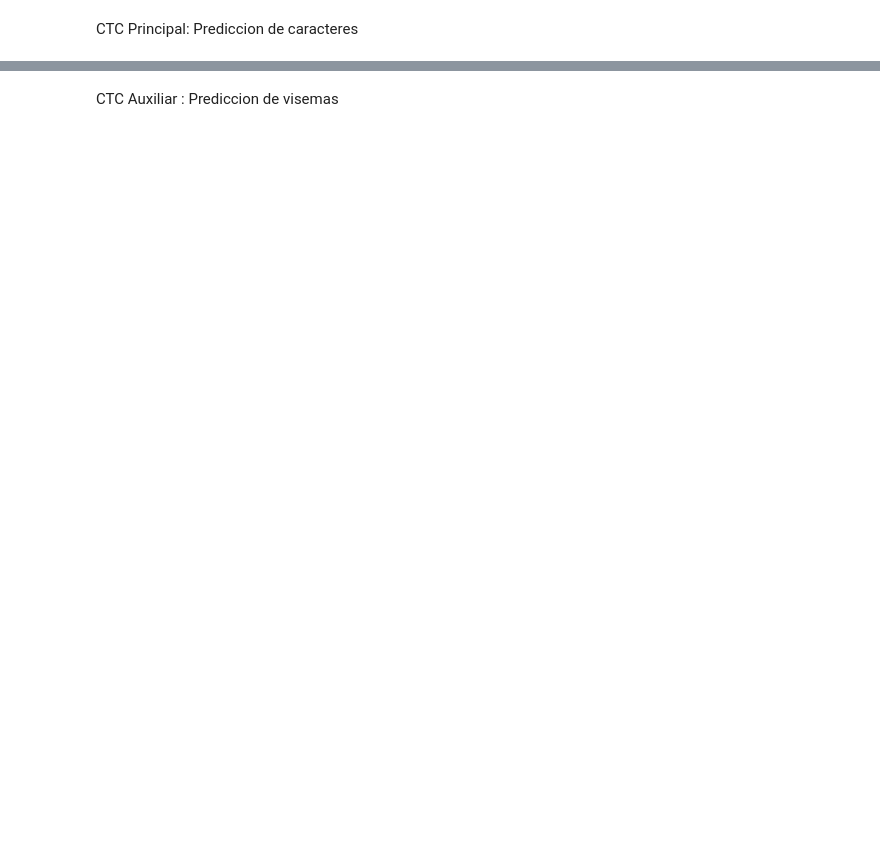
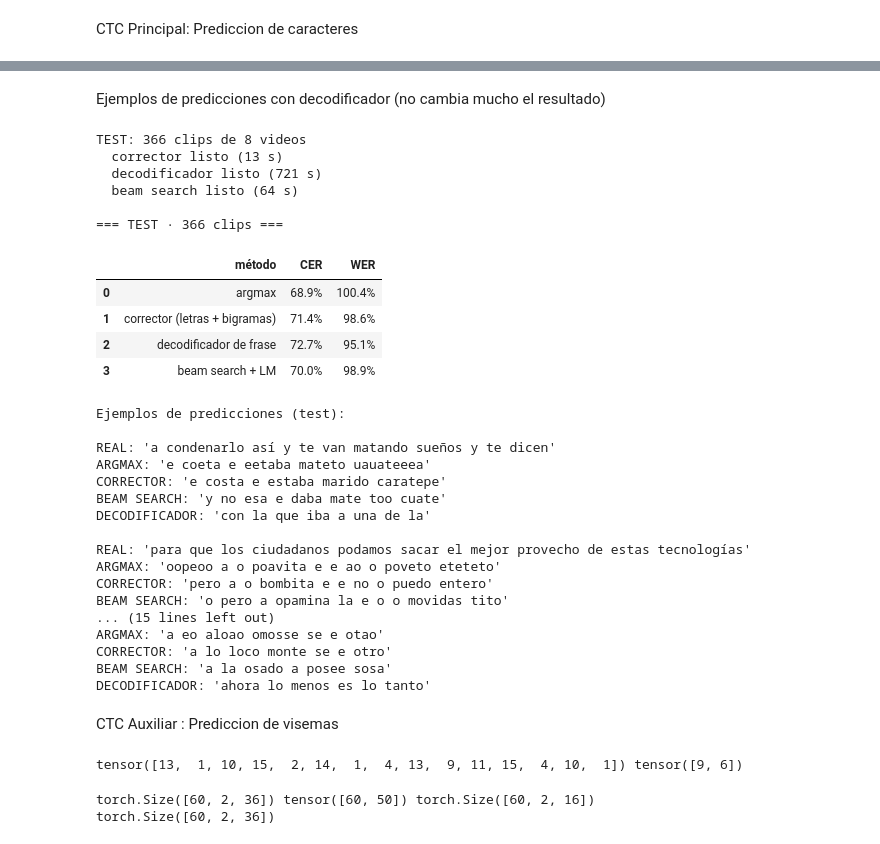
Before and after one commit to angelinagb/lipreader-ar, a Jupyter notebook: Modelo/notebooks/05_model_architecture.ipynb, the cells around one changed output, grey strips where cells are left out. Saved outputs shown, nothing was run; the diff lists cells and outputs as text; code cells hidden in the pictures; blank space fills up the shorter version.

Commit message:
Corrector, visemas y beam search

```diff
--- a/Modelo/notebooks/05_model_architecture.ipynb
+++ b/Modelo/notebooks/05_model_architecture.ipynb
@@ -1606,0 +1592,8 @@ CTC Principal: Prediccion de caracteres
+# %%
+tabla, frases = evaluar("test", decodificador=False)
+display(tabla)
+print("\nEjemplos de predicciones (test):")
+for i, row in frases.sample(5, random_state=0).iterrows():
+    print(f"\nREAL: {row['reference']!r}\nModelo Solo (greddy): {row['argmax']!r}\n"
+          f"CORRECTOR: {row['corrector (letras + bigramas)']!r}\n"
+          f"BEAM SEARCH: {row['beam search + LM']!r}")
@@ -1606,0 +1627,41 @@ CTC Principal: Prediccion de caracteres
+# %% [markdown]
+Ejemplos de predicciones con decodificador (no cambia mucho el resultado)
+# %%
+"""tabla, frases = evaluar("test", decodificador=True)
+display(tabla)
+print("\nEjemplos de predicciones (test):")
+for i, row in frases.sample(5, random_state=0).iterrows():
+    print(f"\nREAL: {row['reference']!r}\nModelo solo (greedy): {row['argmax']!r}\n"
+          f"CORRECTOR: {row['corrector (letras + bigramas)']!r}\n"
+          f"BEAM SEARCH: {row['beam search + LM']!r}")
+    if "decodificador de frase" in frases.columns:
+        print(f"DECODIFICADOR: {row['decodificador de frase']!r}")"""
+# %% [output]
+TEST: 366 clips de 8 videos
+  corrector listo (13 s)
+  decodificador listo (721 s)
+  beam search listo (64 s)
+
+=== TEST · 366 clips ===
+|  | método | CER | WER |
+| 0 | argmax | 68.9% | 100.4% |
+| 1 | corrector (letras + bigramas) | 71.4% | 98.6% |
+| 2 | decodificador de frase | 72.7% | 95.1% |
+| 3 | beam search + LM | 70.0% | 98.9% |
+Ejemplos de predicciones (test):
+
+REAL: 'a condenarlo así y te van matando sueños y te dicen'
+ARGMAX: 'e coeta e eetaba mateto uauateeea'
+CORRECTOR: 'e costa e estaba marido caratepe'
+BEAM SEARCH: 'y no esa e daba mate too cuate'
+DECODIFICADOR: 'con la que iba a una de la'
+
+REAL: 'para que los ciudadanos podamos sacar el mejor provecho de estas tecnologías'
+ARGMAX: 'oopeoo a o poavita e e ao o poveto eteteto'
+CORRECTOR: 'pero a o bombita e e no o puedo entero'
+BEAM SEARCH: 'o pero a opamina la e o o movidas tito'
+... (15 lines left out)
+ARGMAX: 'a eo aloao omosse se e otao'
+CORRECTOR: 'a lo loco monte se e otro'
+BEAM SEARCH: 'a la osado a posee sosa'
+DECODIFICADOR: 'ahora lo menos es lo tanto'
@@ -1607,2 +1671,17 @@ CTC Principal: Prediccion de caracteres
 # %% [markdown]
 CTC Auxiliar : Prediccion de visemas
+# %%
+from corrector.fonemas import fraseAVisema, codificarVisemas, VISEMAS
+
+N_VISEMAS = len(VISEMAS)+1  # visemas mas blank
+
+def objetivos_visemas(textos):
+    secuencias = [torch.tensor(codificarVisemas(fraseAVisema(t)), dtype=torch.long) for t in textos]
+    targets_v = torch.cat(secuencias)
+    lengths_v = torch.tensor([len(s) for s in secuencias])
+    return targets_v, lengths_v
+
+t, l = objetivos_visemas(["hola mundo", "que tal"])
+print(t, l)
+# %% [output]
+tensor([13,  1, 10, 15,  2, 14,  1,  4, 13,  9, 11, 15,  4, 10,  1]) tensor([9, 6])
@@ -1608,0 +1716,12 @@ CTC Auxiliar : Prediccion de visemas
+# %%
+#prueba
+m = LipReadingModelVisemas(in_channels=INPUT_CHANNELS, vocab_size=VOCAB_SIZE, hidden_size=256, rnn_type="gru")
+x = torch.randn(2, 30, 3, 96, 96)                 # 2 clips de 30 frames
+lens = torch.tensor([30, 25])
+lp, ol, lpv = m(x, lens, con_visemas=True)
+print(lp.shape, ol, lpv.shape)
+lp2, ol2 = m(x, lens)                             # sin visemas: tiene que devolver 2 cosas
+print(lp2.shape)
+# %% [output]
+torch.Size([60, 2, 36]) tensor([60, 50]) torch.Size([60, 2, 16])
+torch.Size([60, 2, 36])
```
Also changed, not shown: parts of 37 cells of this notebook, 22 other files.
